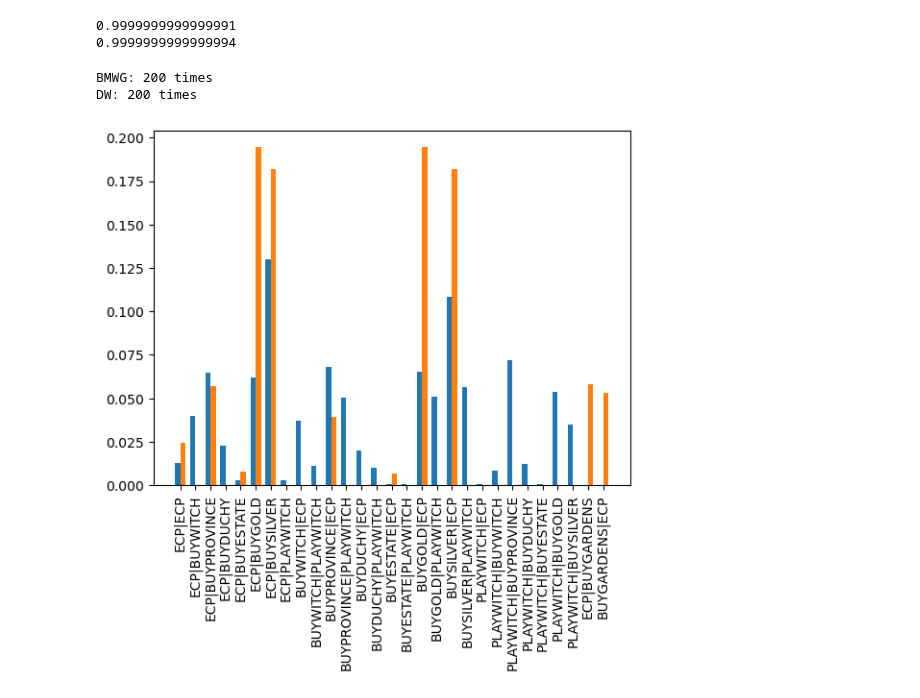
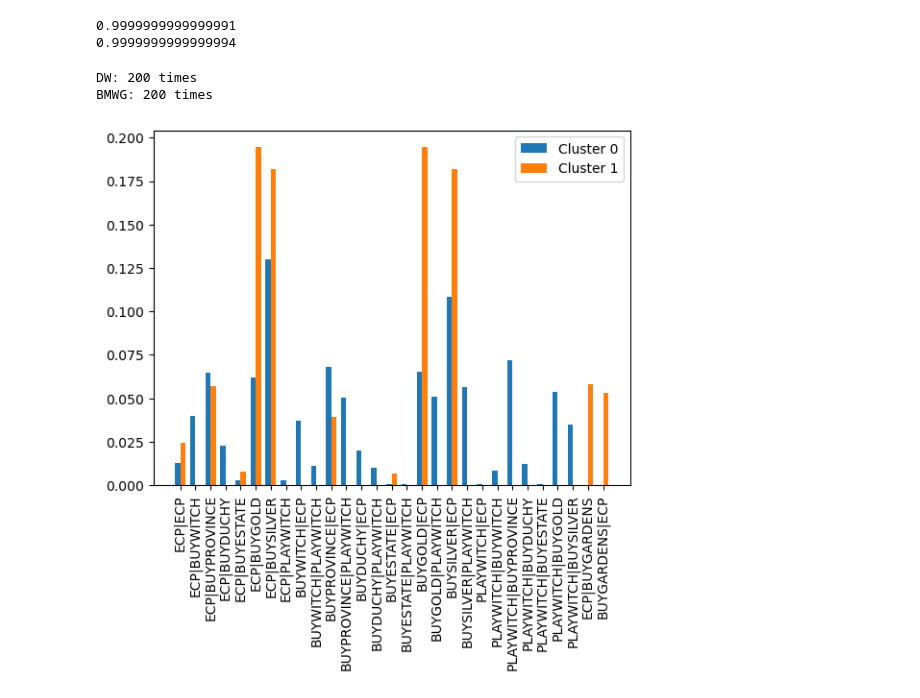
Before and after one commit to owenant/DominionNGrams, a Jupyter notebook: NGrams_with_KMeans.ipynb, the cells around one changed output. Cells and saved outputs as stored; diff of their text form; code cells hidden in the pictures.

```diff
--- a/NGrams_with_KMeans.ipynb
+++ b/NGrams_with_KMeans.ipynb
@@ -55,7 +56,7 @@ NoOfGames = len(data['GameID'].unique())
 
 #label all games with corresponding agent names
 if LOGS_FROM_TAG == True:
-    agents = ['BMWG', 'DW']
+    agents = ['DW', 'BMWG']
     games_per_matchup = 100
     self_play = False
 
@@ -482,37 +486,42 @@ for value, count in frequency_count_0.items():
 for value, count in frequency_count_1.items():
     print(f"{value}: {count} times")
 # %% [output]
+DW: 200 times
 BMWG: 200 times
-DW: 200 times
 # %%
-#next we look at the non-zero elements in both clusters and plot the probability distributions
-common_ngrams = return_non_zero_ngrams(average_prob_dict_cluster0, average_prob_dict_cluster1)
+#function to plot two distributions side by side
+def plot_distriution_comparison(distribution_dict_1, distribution_dict_2, label1 = '', label2 = ''):
+    #look at the non-zero elements in both distributions
+    common_ngrams = return_non_zero_ngrams(distribution_dict_1, distribution_dict_2)
 
-#extract probability arrays for these common n-grams
-prob_dict_reduced_cluster0 = {key: average_prob_dict_cluster0[key] for key in common_ngrams}
-prob_dict_reduced_cluster1 = {key: average_prob_dict_cluster1[key] for key in common_ngrams}
-prob_array_reduced_cluster0 = prob_dict_to_array(prob_dict_reduced_cluster0)
-prob_array_reduced_cluster1 = prob_dict_to_array(prob_dict_reduced_cluster1)
+    #extract probability arrays for these common n-grams
+    distribution_dict_1_reduced = {key: distribution_dict_1[key] for key in common_ngrams}
+    distribution_dict_2_reduced = {key: distribution_dict_2[key] for key in common_ngrams}
+    distribution_array_1_reduced = prob_dict_to_array(distribution_dict_1_reduced)
+    distribution_array_2_reduced = prob_dict_to_array(distribution_dict_2_reduced)
 
-#next plot probability distributions
+    #next plot probability distributions
 
-#need to convert common_ngrams into a list of strings as opposed to tuples containing strings
-common_ngrams_str = convert_ngram_tuples_to_strings(common_ngrams)
+    #need to convert common_ngrams into a list of strings as opposed to tuples containing strings
+    common_ngrams_str = convert_ngram_tuples_to_strings(common_ngrams)
 
-#plot discrete probability distributions side by side
+    #plot discrete probability distributions side by side
 
-# Set the width of the bars
-bar_width = 0.35
+    # Set the width of the bars
+    bar_width = 0.35
 
-# Calculate the x-coordinates for the bars
-x_values1 = np.arange(len(common_ngrams_str))
-x_values2 = x_values1 + bar_width
+    # Calculate the x-coordinates for the bars
+    x_values1 = np.arange(len(common_ngrams_str))
+    x_values2 = x_values1 + bar_width
 
-plt.bar(x_values1, prob_array_reduced_cluster0, width=bar_width, label = 'Cluster 0')
-plt.bar(x_values2, prob_array_reduced_cluster1, width=bar_width, label = 'Cluster 1')
+    plt.bar(x_values1, distribution_array_1_reduced, width=bar_width, label = label1)
+    plt.bar(x_values2, distribution_array_2_reduced, width=bar_width, label = label2)
 
-plt.xticks(x_values1 + bar_width / 2, common_ngrams_str)
-plt.xticks(rotation=90)
-plt.show()
+    plt.xticks(x_values1 + bar_width / 2, common_ngrams_str)
+    plt.xticks(rotation=90)
+    plt.legend()
+    plt.show()
+
+plot_distriution_comparison(average_prob_dict_cluster0, average_prob_dict_cluster1, 'Cluster 0', 'Cluster 1')
 # %% [output]
-[figure, old version]
+[figure, new version]
```
Also changed, not shown: parts of 9 cells of this notebook.
